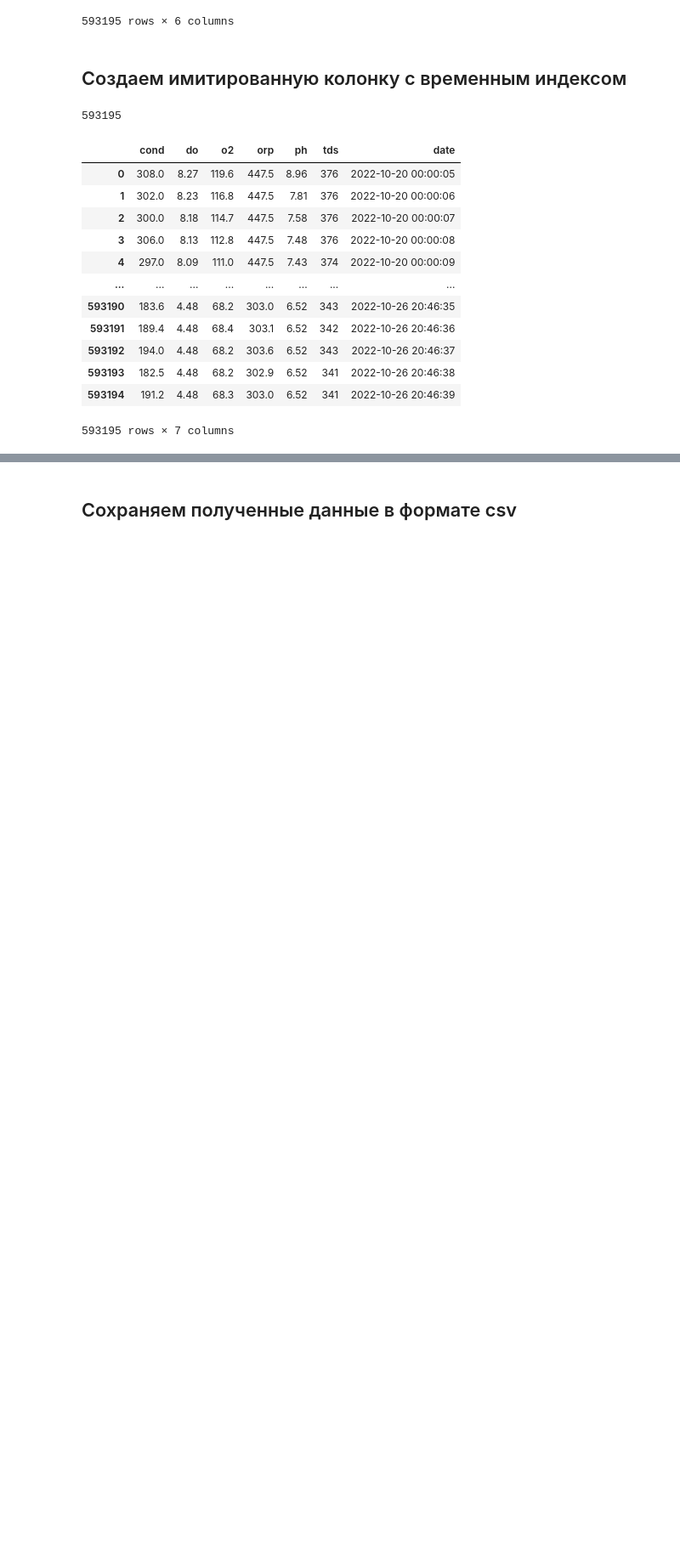
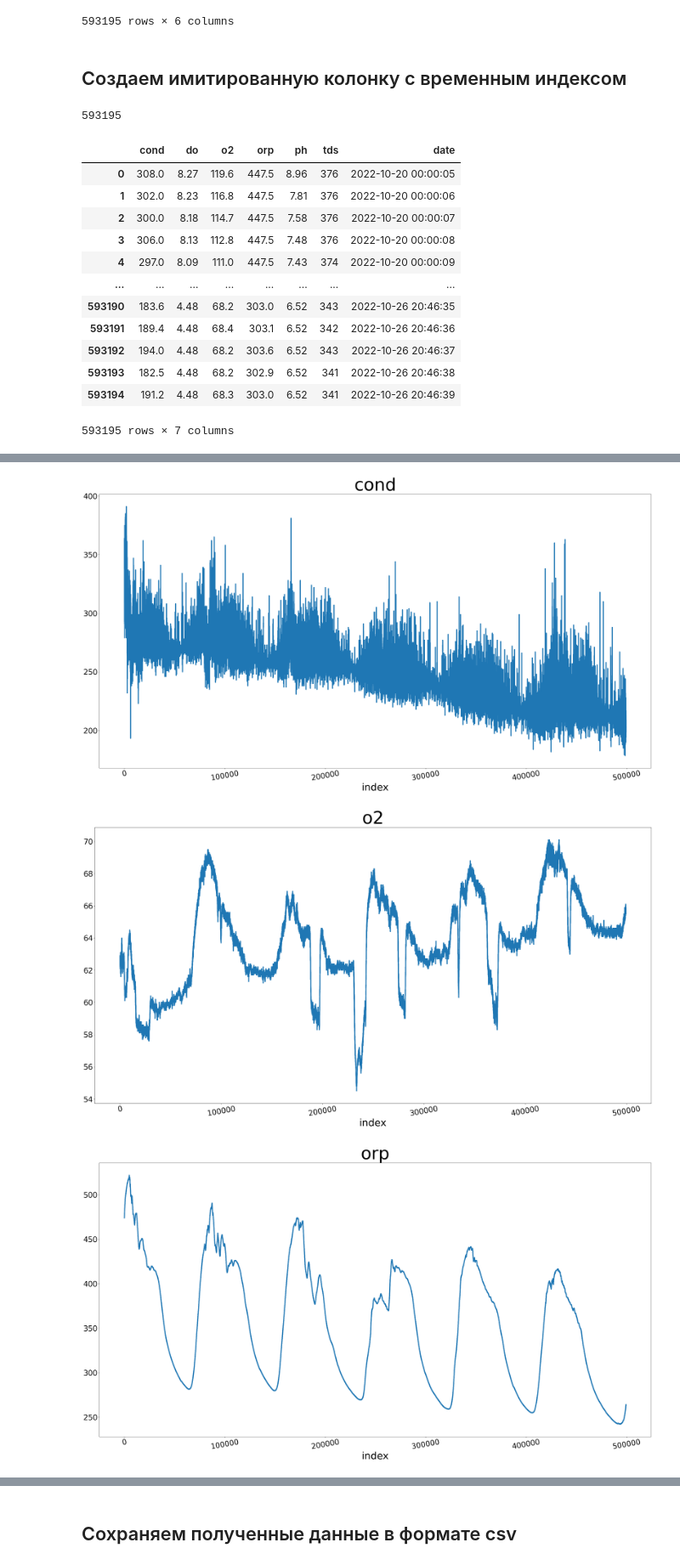
Before and after one commit to koshkidadanet/article-water, a Jupyter notebook: create_data.ipynb, the cells around one changed output, grey strips where cells are left out. Shown at 85% size. Saved outputs shown, nothing was run; the diff lists cells and outputs as text; code cells hidden in the pictures; blank space fills up the shorter version.

```diff
--- a/create_data.ipynb
+++ b/create_data.ipynb
@@ -90,0 +144,3 @@ df
+# %%
+df = df.drop(['do','ph'],axis=1).iloc[600:500000].reset_index(drop=True)
+df.head()
@@ -90,0 +154,15 @@ df
+# %%
+for column in df.drop('date',axis=1).columns:
+    plt.figure(figsize=(40,20))
+    plt.xlabel('index', fontsize=40)
+    plt.xticks(fontsize = 30)
+    plt.yticks(fontsize = 30)
+
+    df[column].plot(linewidth=4)
+    plt.title(column, fontsize=70)
+    plt.tick_params(axis='x', rotation=10)
+    plt.show()
+# %% [output]
+[figure, added]
+[figure, added]
+[figure, added]
```
Also changed, not shown: parts of 11 cells of this notebook, 2 other files.
